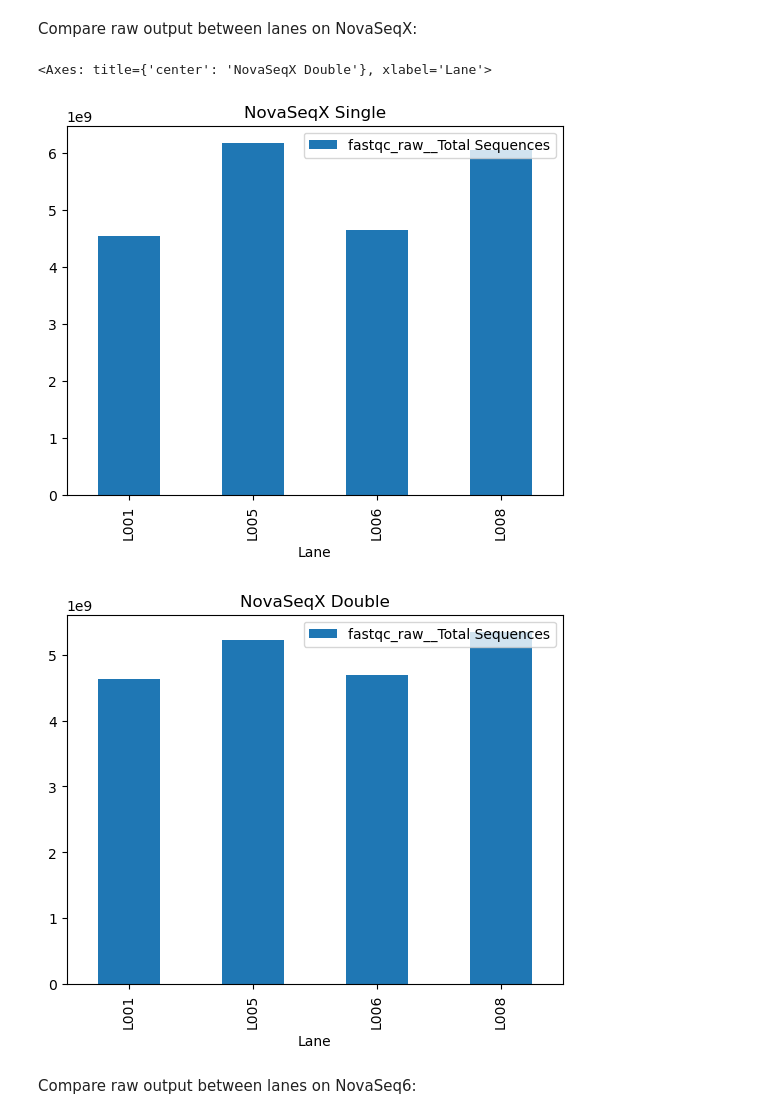
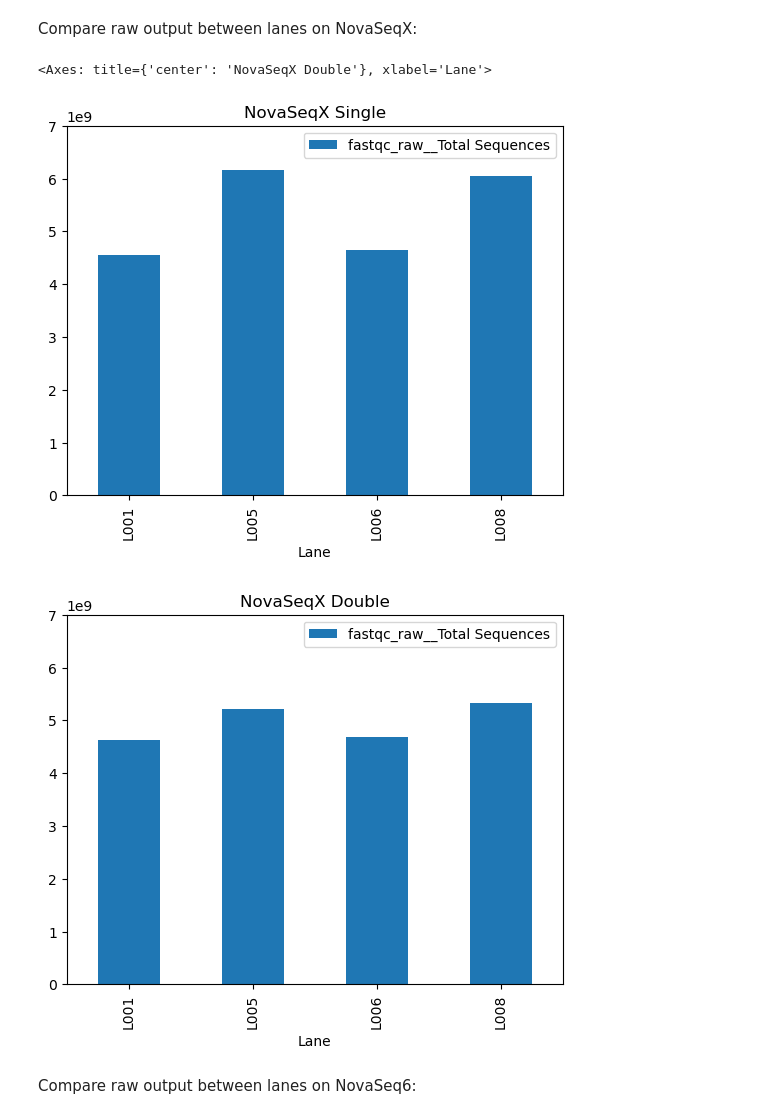
Before and after one commit to magnujo/gg-metadatabase-ui, a Jupyter notebook: illumina_plots.ipynb, the cells around one changed output. Cells and saved outputs as stored; diff of their text form; code cells hidden in the pictures.

Commit message:
plots done for now

```diff
--- a/illumina_plots.ipynb
+++ b/illumina_plots.ipynb
@@ -10,9 +10,11 @@ from itertools import combinations
 from pprint import pprint
 from itertools import chain
 from sqlalchemy import create_engine
+ssh = paramiko.SSHClient()
+ssh.set_missing_host_key_policy(paramiko.AutoAddPolicy())
 # %%
-data = pd.read_csv("/Users/glj523/Library/CloudStorage/OneDrive-UniversityofCopenhagen/all_qc_data_ill_comp.csv")
-#  data = pd.read_csv(r"c:\Users\glj523\OneDrive - University of Copenhagen\all_qc_data_ill_comp.csv")
+# data = pd.read_csv("/Users/glj523/Library/CloudStorage/OneDrive-UniversityofCopenhagen/all_qc_data_ill_comp.csv")
+data = pd.read_csv(r"c:\Users\glj523\OneDrive - University of Copenhagen\all_qc_data_ill_comp.csv")
 data = data.drop(columns=["Unnamed: 0"])
 data["Lane"] = data["qc_type"].apply(lambda x: x.split("_")[0])
 data["Read Type"] = data["qc_type"].apply(lambda x: x.split("_")[1] if len(x.split("_")) > 1 else np.NaN)
@@ -123,12 +265,12 @@ Compare raw output between lanes on NovaSeqX:
 # %%
 group = data_nsX[data_nsX["Protocol"] == "Single"][["Lane", "fastqc_raw__Total Sequences"]].groupby(["Lane"]).sum()
 group_reset = group[group["fastqc_raw__Total Sequences"] > 0].reset_index()
-group_reset.plot(kind="bar", x="Lane", title="NovaSeqX Single")
+group_reset.plot(kind="bar", x="Lane", title="NovaSeqX Single", ylim=(0, 7e9))
 
 group = data_nsX[data_nsX["Protocol"] == "Double"][["Lane", "fastqc_raw__Total Sequences"]].groupby(["Lane"]).sum()
 group_reset = group[group["fastqc_raw__Total Sequences"] > 0].reset_index()
-group_reset.plot(kind="bar", x="Lane", title="NovaSeqX Double")
+group_reset.plot(kind="bar", x="Lane", title="NovaSeqX Double", ylim=(0, 7e9))
 # %% [output]
 <Axes: title={'center': 'NovaSeqX Double'}, xlabel='Lane'>
-[figure, old version]
+[figure, new version]
-[figure, old version]
+[figure, new version]
```
Also changed, not shown: parts of 23 cells of this notebook, 1 other file.
